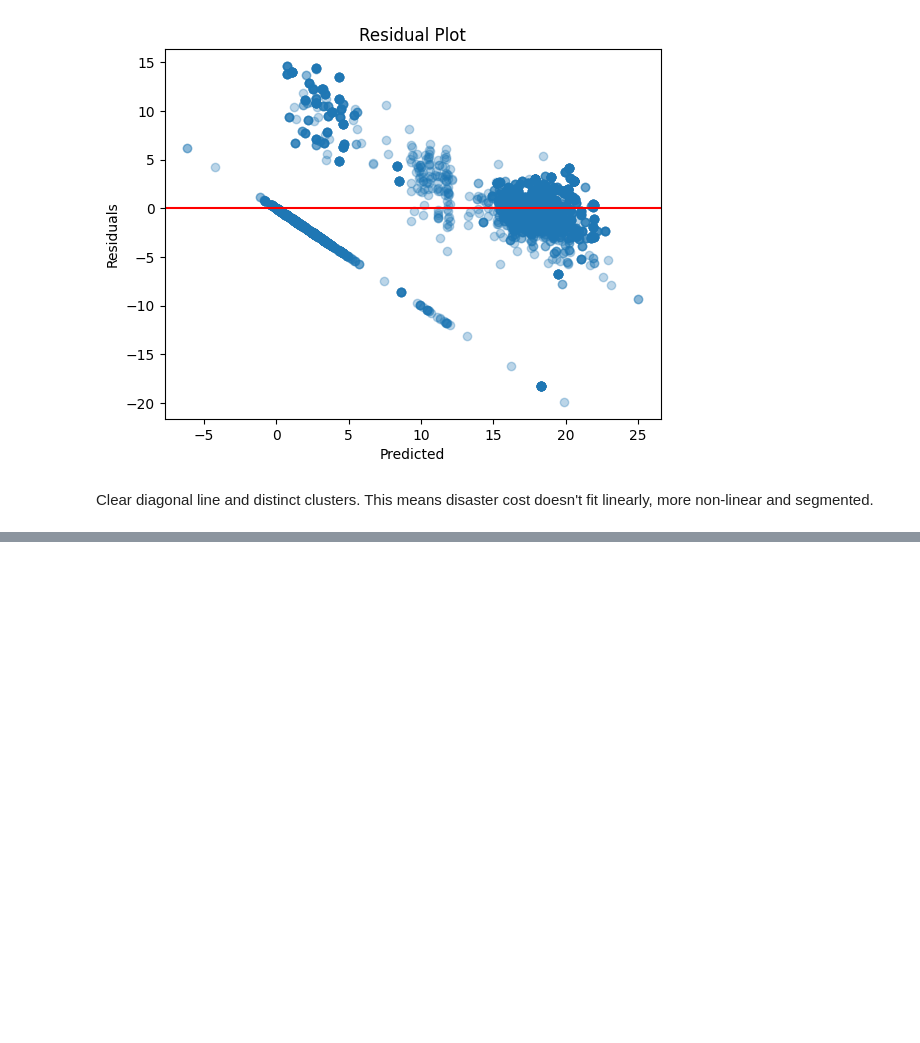
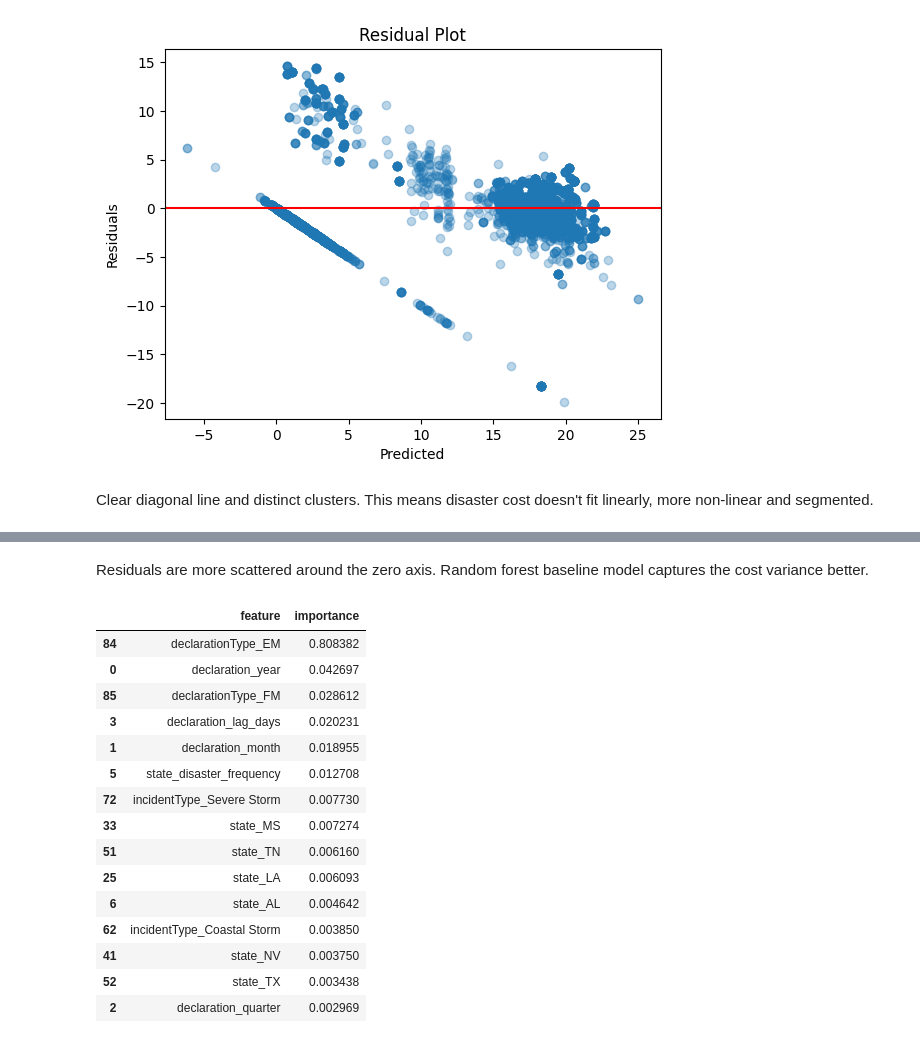
Before and after one commit to michizler/terranova-predictive-analytics, a Jupyter notebook: model/model.ipynb, the cells around one changed output, grey strips where cells are left out. Saved outputs shown, nothing was run; the diff lists cells and outputs as text; code cells hidden in the pictures; blank space fills up the shorter version.

```diff
--- a/model/model.ipynb
+++ b/model/model.ipynb
@@ -201,0 +258,26 @@ Clear diagonal line and distinct clusters. This means disaster cost doesn't fit
+# %% [markdown]
+Residuals are more scattered around the zero axis. Random forest baseline model captures the cost variance better.
+# %%
+feat_imp = pd.DataFrame({
+    "feature": X.columns,
+    "importance": rf.feature_importances_
+}).sort_values(by="importance", ascending=False)
+
+feat_imp.head(15)
+# %% [output]
+|  | feature | importance |
+| 84 | declarationType_EM | 0.808382 |
+| 0 | declaration_year | 0.042697 |
+| 85 | declarationType_FM | 0.028612 |
+| 3 | declaration_lag_days | 0.020231 |
+| 1 | declaration_month | 0.018955 |
+| 5 | state_disaster_frequency | 0.012708 |
+| 72 | incidentType_Severe Storm | 0.007730 |
+| 33 | state_MS | 0.007274 |
+| 51 | state_TN | 0.006160 |
+| 25 | state_LA | 0.006093 |
+| 6 | state_AL | 0.004642 |
+| 62 | incidentType_Coastal Storm | 0.003850 |
+| 41 | state_NV | 0.003750 |
+| 52 | state_TX | 0.003438 |
+| 2 | declaration_quarter | 0.002969 |
```
Also changed, not shown: parts of 12 cells of this notebook.
